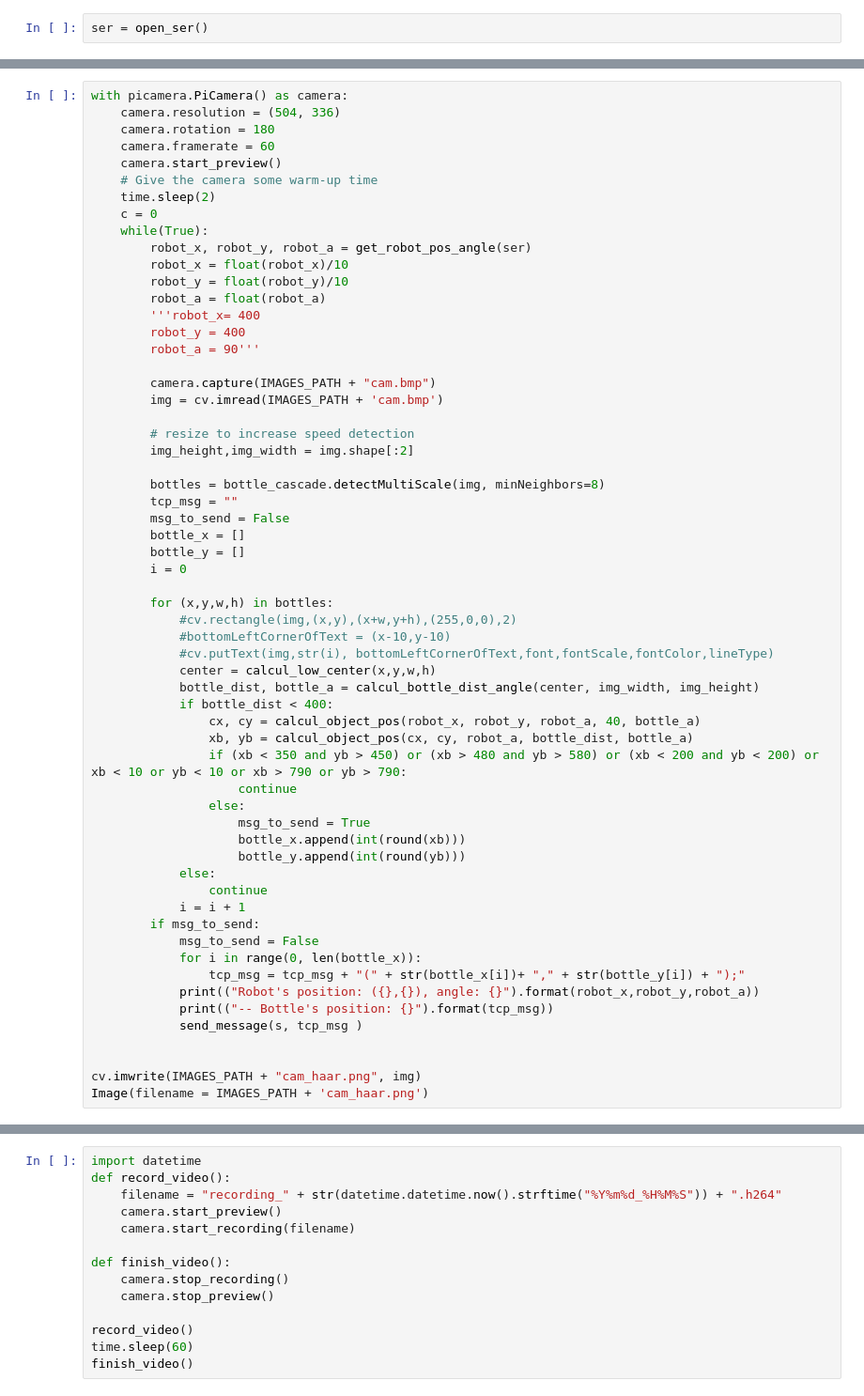
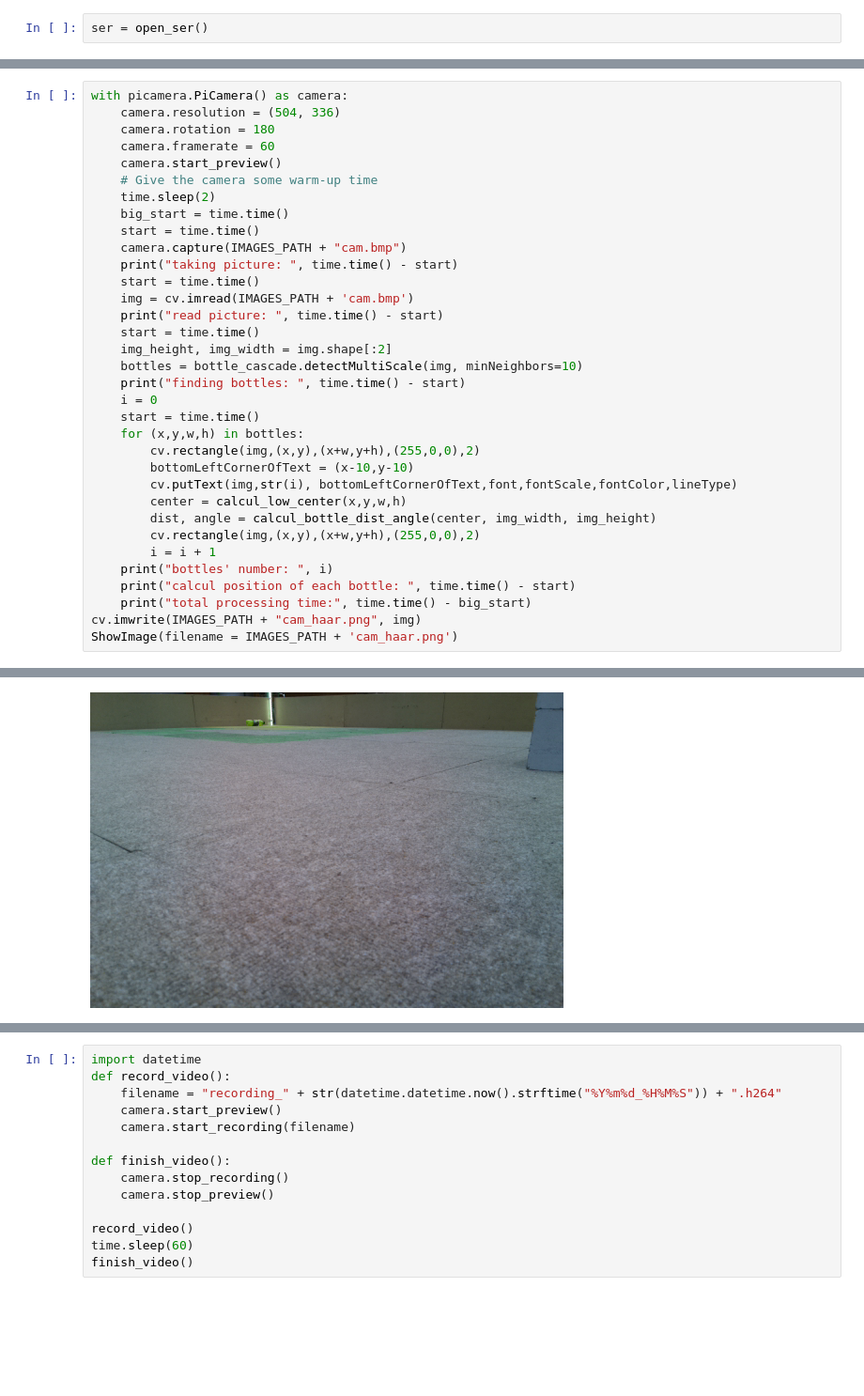
Before and after one commit to Apiquet/Visual_recognition, a Jupyter notebook: main.ipynb, the cells around one changed output, grey strips where cells are left out. Shown: that part at 94% size. Saved outputs shown, nothing was run; the diff lists cells and outputs as text; blank space fills up the shorter version.

```diff
--- a/main.ipynb
+++ b/main.ipynb
@@ -252,56 +269,30 @@ with picamera.PiCamera() as camera:
     camera.start_preview()
     # Give the camera some warm-up time
     time.sleep(2)
-    c = 0
-    while(True):
-        robot_x, robot_y, robot_a = get_robot_pos_angle(ser)
-        robot_x = float(robot_x)/10
-        robot_y = float(robot_y)/10
-        robot_a = float(robot_a)
-        '''robot_x= 400
-        robot_y = 400
-        robot_a = 90'''
-
-        camera.capture(IMAGES_PATH + "cam.bmp")
-        img = cv.imread(IMAGES_PATH + 'cam.bmp')
-
-        # resize to increase speed detection
-        img_height,img_width = img.shape[:2]
-
-        bottles = bottle_cascade.detectMultiScale(img, minNeighbors=8)
-        tcp_msg = ""
-        msg_to_send = False
-        bottle_x = []
-        bottle_y = []
-        i = 0
-
-        for (x,y,w,h) in bottles:
-            #cv.rectangle(img,(x,y),(x+w,y+h),(255,0,0),2)
-            #bottomLeftCornerOfText = (x-10,y-10)
-            #cv.putText(img,str(i), bottomLeftCornerOfText,font,fontScale,fontColor,lineType)
-            center = calcul_low_center(x,y,w,h)
-            bottle_dist, bottle_a = calcul_bottle_dist_angle(center, img_width, img_height)
-            if bottle_dist < 400:
-                cx, cy = calcul_object_pos(robot_x, robot_y, robot_a, 40, bottle_a)
-                xb, yb = calcul_object_pos(cx, cy, robot_a, bottle_dist, bottle_a)
-                if (xb < 350 and yb > 450) or (xb > 480 and yb > 580) or (xb < 200 and yb < 200) or xb < 10 or yb < 10 or xb > 790 or yb > 790:
-                    continue
-                else:
-                    msg_to_send = True
-                    bottle_x.append(int(round(xb)))
-                    bottle_y.append(int(round(yb)))
-            else:
-                continue
-            i = i + 1
-        if msg_to_send:
-            msg_to_send = False
-            for i in range(0, len(bottle_x)):
-                tcp_msg = tcp_msg + "(" + str(bottle_x[i])+ "," + str(bottle_y[i]) + ");"
-            print(("Robot's position: ({},{}), angle: {}").format(robot_x,robot_y,robot_a))
-            print(("-- Bottle's position: {}").format(tcp_msg))
-            send_message(s, tcp_msg )
-
-
+    big_start = time.time()
+    start = time.time()
+    camera.capture(IMAGES_PATH + "cam.bmp")
+    print("taking picture: ", time.time() - start)
+    start = time.time()
+    img = cv.imread(IMAGES_PATH + 'cam.bmp')
+    print("read picture: ", time.time() - start)
+    start = time.time()
+    img_height, img_width = img.shape[:2]
+    bottles = bottle_cascade.detectMultiScale(img, minNeighbors=10)
+    print("finding bottles: ", time.time() - start)
+    i = 0
+    start = time.time()
+    for (x,y,w,h) in bottles:
+        cv.rectangle(img,(x,y),(x+w,y+h),(255,0,0),2)
+        bottomLeftCornerOfText = (x-10,y-10)
+        cv.putText(img,str(i), bottomLeftCornerOfText,font,fontScale,fontColor,lineType)
+        center = calcul_low_center(x,y,w,h)
+        dist, angle = calcul_bottle_dist_angle(center, img_width, img_height)
+        cv.rectangle(img,(x,y),(x+w,y+h),(255,0,0),2)
+        i = i + 1
+    print("bottles' number: ", i)
+    print("calcul position of each bottle: ", time.time() - start)
+    print("total processing time:", time.time() - big_start)
 cv.imwrite(IMAGES_PATH + "cam_haar.png", img)
-Image(filename = IMAGES_PATH + 'cam_haar.png')
+ShowImage(filename = IMAGES_PATH + 'cam_haar.png')
 # %% [output]
@@ -324,0 +305 @@ Bottle's position: (583,351);
+[figure, added]
```
Also changed, not shown: parts of 32 cells of this notebook.
